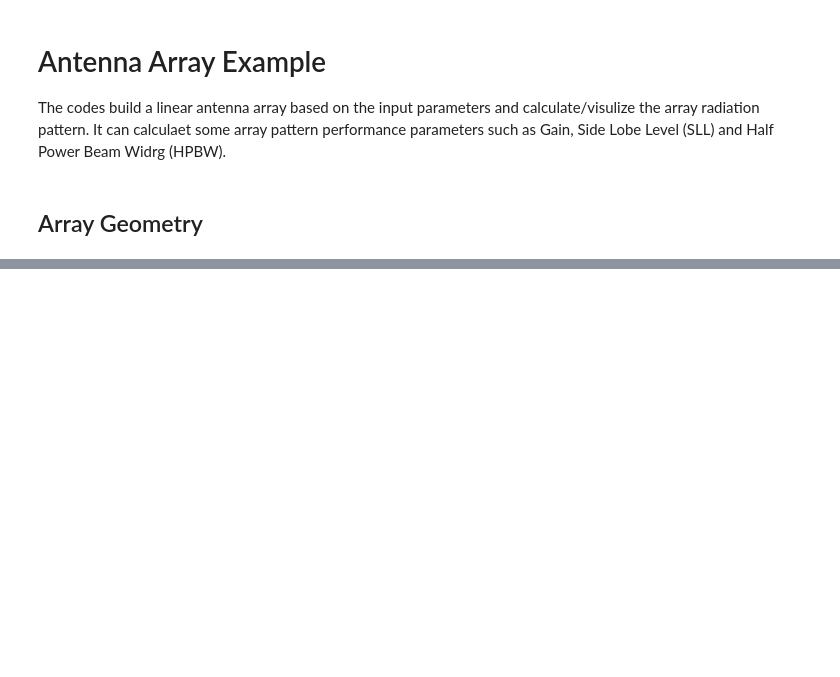
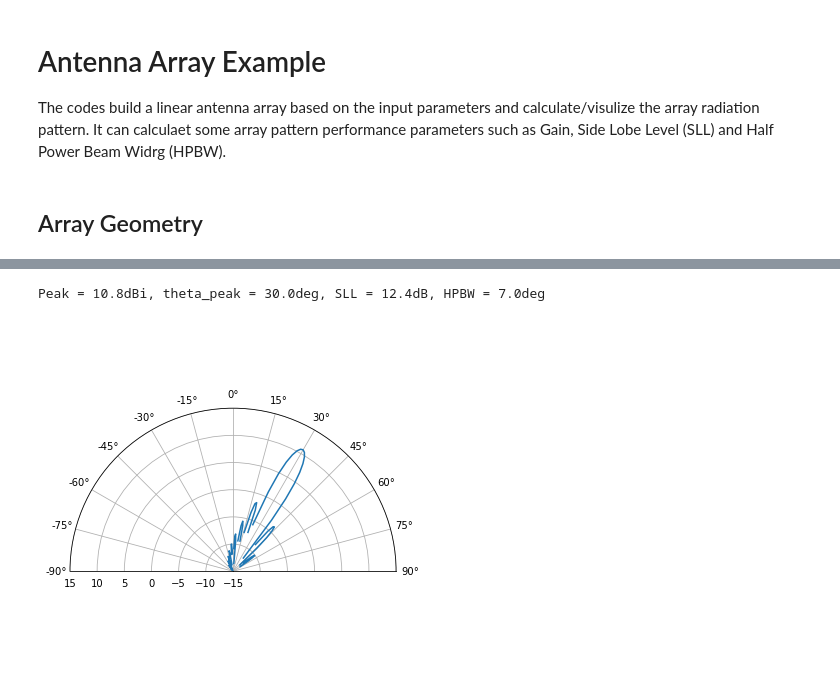
Before and after one commit to mimfar/antenna_array, a Jupyter notebook: Examples.ipynb, the cells around one changed output, grey strips where cells are left out. Cells and saved outputs as stored; diff of their text form; code cells hidden in the pictures; blank space fills up the shorter version.

```diff
--- a/Examples.ipynb
+++ b/Examples.ipynb
@@ -26,0 +31,24 @@ ModuleNotFoundError: No module named 'linear_array'
+# %%
+# calculate the pattern and parameters for a uniform linear array of 8 elements with scan angle = 20
+# using antenna_array module
+
+
+from antenna_array import calc_AF, calc_AF_, plot_pattern, polar_pattern ,calc_peak_sll_hpbw, db20
+import numpy as np
+import matplotlib.pyplot as plt
+import random
+
+
+
+N = 16 # number of elements
+element_spacing = 0.5
+scan_angle = 30
+theta_deg,AF_linear = calc_AF(N,element_spacing,scan_angle)
+G = db20(AF_linear)
+peak, theta_peak, SLL, HPBW = calc_peak_sll_hpbw(G, theta_deg)
+print('Peak = {:1.1f}dBi, theta_peak = {:1.1f}deg, SLL = {:1.1f}dB, HPBW = {:1.1f}deg'
+      .format(peak, theta_peak, SLL, HPBW))
+polar_pattern(theta_deg,G);
+# %% [output]
+Peak = 10.8dBi, theta_peak = 30.0deg, SLL = 12.4dB, HPBW = 7.0deg
+[figure, added]
```
Also changed, not shown: parts of 4 cells of this notebook, 3 other files.
